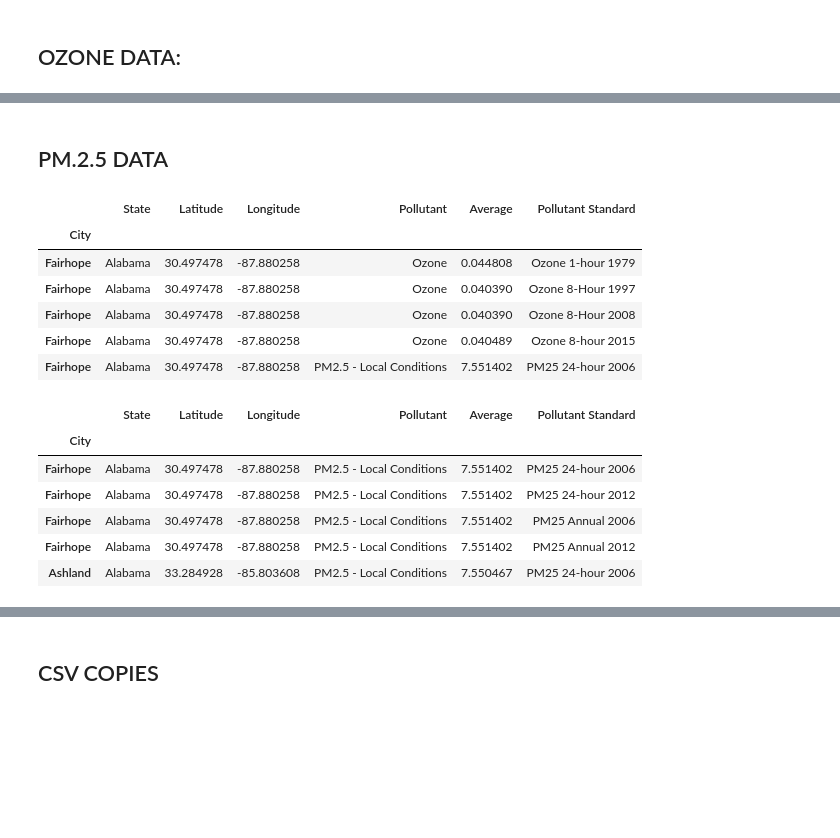
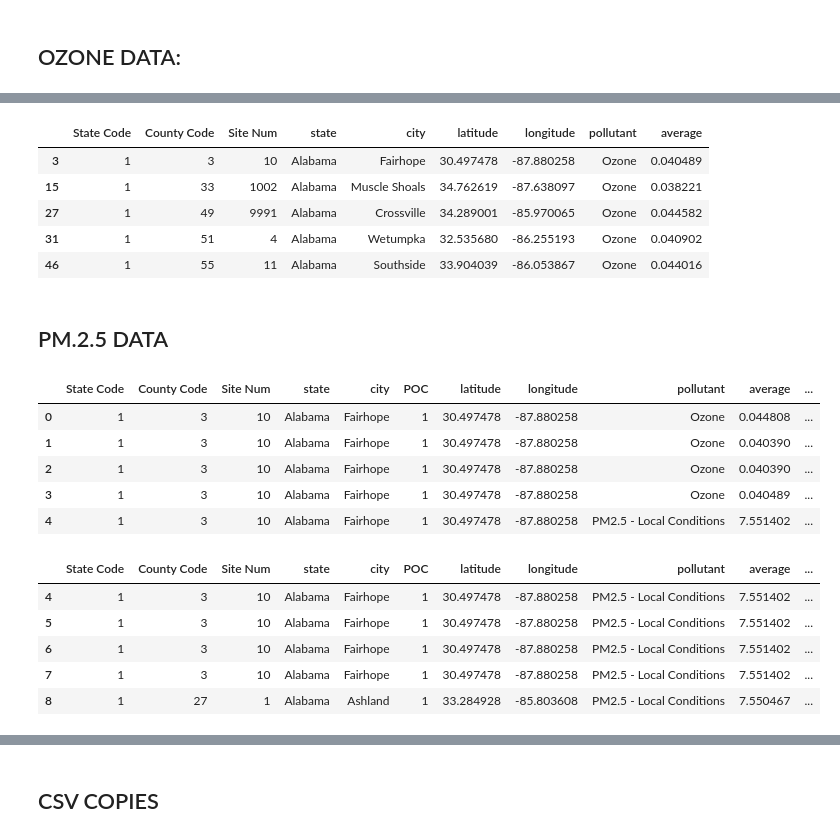
Before and after one commit to grahamendean/Project_2, a Jupyter notebook: air.ipynb, the cells around one changed output, grey strips where cells are left out. Drawn from its saved outputs; the diff is of its cells as text; code cells hidden in the pictures; blank space fills up the shorter version.

```diff
--- a/air.ipynb
+++ b/air.ipynb
@@ -21,5 +27,5 @@ air_df.head()
 # %%
 # Remove unecessary columns from the DataFrame and save the new DataFrame
-base_df = air_df[["State Name", "City Name", "Latitude", "Longitude", "Parameter Name", "Arithmetic Mean", "Pollutant Standard"]]
+base_df = air_df[["State Code", "County Code", "Site Num", "State Name", "City Name", "POC", "Latitude", "Longitude", "Parameter Name", "Arithmetic Mean", "Pollutant Standard"]]
 base_df.head()
 # %% [output]
@@ -32,14 +38,16 @@ base_df.head()
 # %%
 #Rename columns
 base_df = base_df.rename(columns={
-    "State Name": "State",
-    "City Name": "City",
-    "Parameter Name": "Pollutant",
-    "Arithmetic Mean": "Average"
+    "State Name": "state",
+    "City Name": "city",
+    "Latitude": "latitude",
+    "Longitude": "longitude",
+    "Parameter Name": "pollutant",
+    "Arithmetic Mean": "average"
 })
 
 #Set index to....city?
-base_df.set_index("City", inplace=True)
+#base_df.set_index("City", inplace=True)
 
 base_df.head()
 # %% [output]
@@ -108,28 +129,37 @@ dtype: bool
+# %%
+# Remove POC and Pollutant Standard columns from the Data frame
+ozone = ozone[["State Code", "County Code", "Site Num","state", "city", "latitude", "longitude", "pollutant", "average"]]
+ozone.head()
+# %% [output]
+|  | State Code | County Code | Site Num | state | city | latitude | longitude | pollutant | average |
+| 3 | 1 | 3 | 10 | Alabama | Fairhope | 30.497478 | -87.880258 | Ozone | 0.040489 |
+| 15 | 1 | 33 | 1002 | Alabama | Muscle Shoals | 34.762619 | -87.638097 | Ozone | 0.038221 |
+| 27 | 1 | 49 | 9991 | Alabama | Crossville | 34.289001 | -85.970065 | Ozone | 0.044582 |
+| 31 | 1 | 51 | 4 | Alabama | Wetumpka | 32.535680 | -86.255193 | Ozone | 0.040902 |
+| 46 | 1 | 55 | 11 | Alabama | Southside | 33.904039 | -86.053867 | Ozone | 0.044016 |
 # %% [markdown]
 ## PM.2.5 DATA
 # %%
 # working off the base
 base_df.head()
 # %% [output]
-|  | State | Latitude | Longitude | Pollutant | Average | Pollutant Standard |
-| City |  |  |  |  |  |  |
-| Fairhope | Alabama | 30.497478 | -87.880258 | Ozone | 0.044808 | Ozone 1-hour 1979 |
-| Fairhope | Alabama | 30.497478 | -87.880258 | Ozone | 0.040390 | Ozone 8-Hour 1997 |
-| Fairhope | Alabama | 30.497478 | -87.880258 | Ozone | 0.040390 | Ozone 8-Hour 2008 |
-| Fairhope | Alabama | 30.497478 | -87.880258 | Ozone | 0.040489 | Ozone 8-hour 2015 |
-| Fairhope | Alabama | 30.497478 | -87.880258 | PM2.5 - Local Conditions | 7.551402 | PM25 24-hour 2006 |
+|  | State Code | County Code | Site Num | state | city | POC | latitude | longitude | pollutant | average | ... |
+| 0 | 1 | 3 | 10 | Alabama | Fairhope | 1 | 30.497478 | -87.880258 | Ozone | 0.044808 | ... |
+| 1 | 1 | 3 | 10 | Alabama | Fairhope | 1 | 30.497478 | -87.880258 | Ozone | 0.040390 | ... |
+| 2 | 1 | 3 | 10 | Alabama | Fairhope | 1 | 30.497478 | -87.880258 | Ozone | 0.040390 | ... |
+| 3 | 1 | 3 | 10 | Alabama | Fairhope | 1 | 30.497478 | -87.880258 | Ozone | 0.040489 | ... |
+| 4 | 1 | 3 | 10 | Alabama | Fairhope | 1 | 30.497478 | -87.880258 | PM2.5 - Local Conditions | 7.551402 | ... |
 # %%
 # Ozone df
-pm = base_df.loc[base_df['Pollutant'] == 'PM2.5 - Local Conditions']
+pm = base_df.loc[base_df['pollutant'] == 'PM2.5 - Local Conditions']
 pm.head()
 # %% [output]
-|  | State | Latitude | Longitude | Pollutant | Average | Pollutant Standard |
-| City |  |  |  |  |  |  |
-| Fairhope | Alabama | 30.497478 | -87.880258 | PM2.5 - Local Conditions | 7.551402 | PM25 24-hour 2006 |
-| Fairhope | Alabama | 30.497478 | -87.880258 | PM2.5 - Local Conditions | 7.551402 | PM25 24-hour 2012 |
-| Fairhope | Alabama | 30.497478 | -87.880258 | PM2.5 - Local Conditions | 7.551402 | PM25 Annual 2006 |
-| Fairhope | Alabama | 30.497478 | -87.880258 | PM2.5 - Local Conditions | 7.551402 | PM25 Annual 2012 |
-| Ashland | Alabama | 33.284928 | -85.803608 | PM2.5 - Local Conditions | 7.550467 | PM25 24-hour 2006 |
+|  | State Code | County Code | Site Num | state | city | POC | latitude | longitude | pollutant | average | ... |
+| 4 | 1 | 3 | 10 | Alabama | Fairhope | 1 | 30.497478 | -87.880258 | PM2.5 - Local Conditions | 7.551402 | ... |
+| 5 | 1 | 3 | 10 | Alabama | Fairhope | 1 | 30.497478 | -87.880258 | PM2.5 - Local Conditions | 7.551402 | ... |
+| 6 | 1 | 3 | 10 | Alabama | Fairhope | 1 | 30.497478 | -87.880258 | PM2.5 - Local Conditions | 7.551402 | ... |
+| 7 | 1 | 3 | 10 | Alabama | Fairhope | 1 | 30.497478 | -87.880258 | PM2.5 - Local Conditions | 7.551402 | ... |
+| 8 | 1 | 27 | 1 | Alabama | Ashland | 1 | 33.284928 | -85.803608 | PM2.5 - Local Conditions | 7.550467 | ... |
 # %%
 # Choosing to use only one pollutant standard (I chose the most recent which is PM2.5 Annual 2012)
 # I did this so each city (or coordinates) will have one of each test data
```
Also changed, not shown: parts of 37 cells of this notebook, 11 other files.
